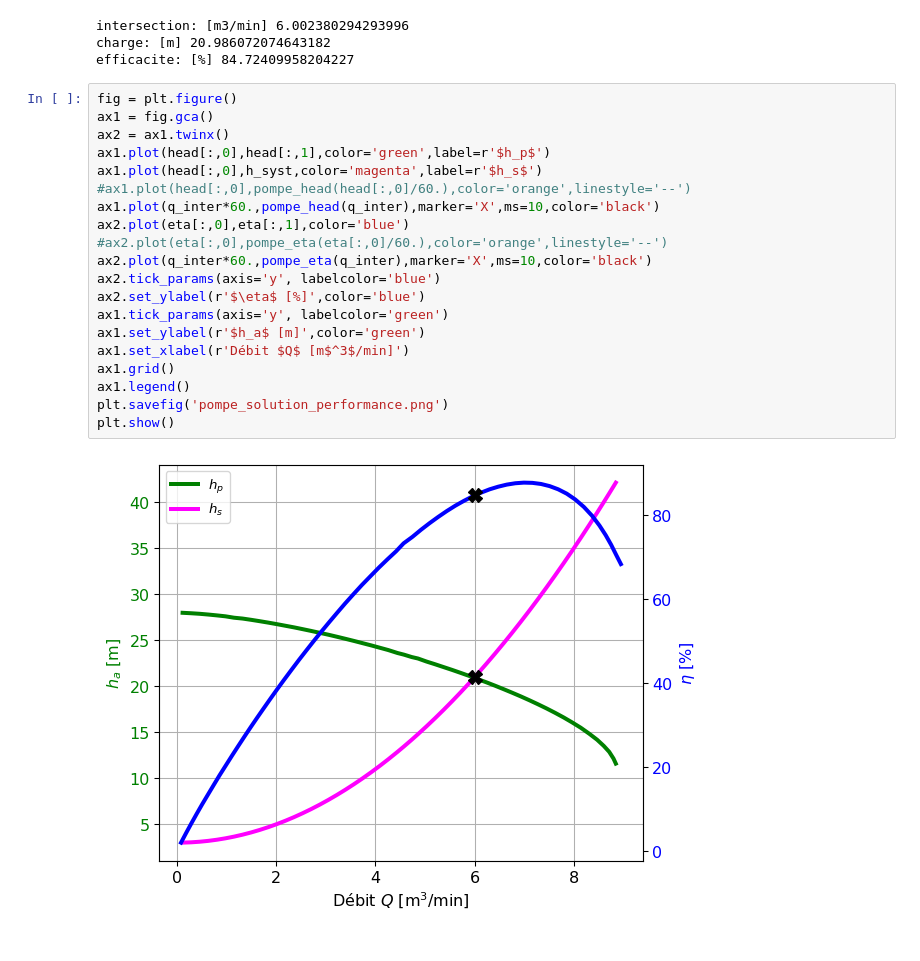
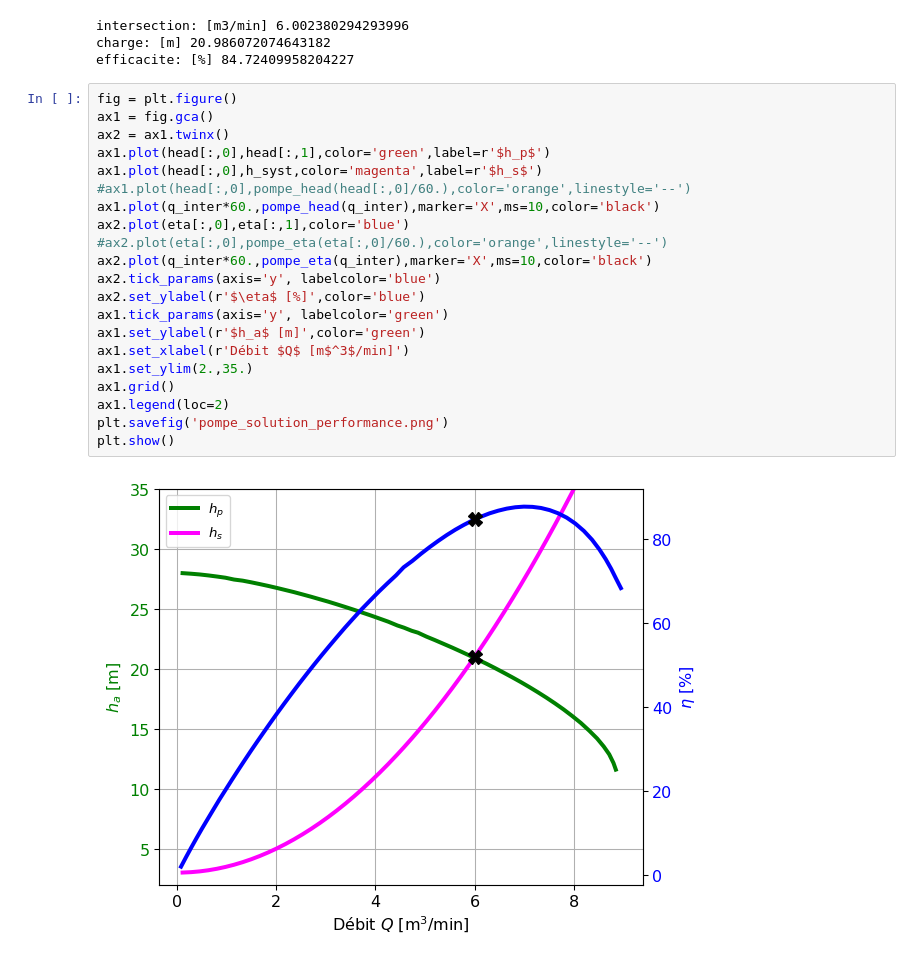
Before and after one commit to sanjosem/MEC335, a Jupyter notebook: pompe_exemple104.ipynb, the cells around one changed output. Saved outputs shown, nothing was run; the diff lists cells and outputs as text.

```diff
--- a/pompe_exemple104.ipynb
+++ b/pompe_exemple104.ipynb
@@ -81,22 +82,23 @@ efficacite: [%] 84.72409958204227
 # %%
 fig = plt.figure()
 ax1 = fig.gca()
 ax2 = ax1.twinx()
 ax1.plot(head[:,0],head[:,1],color='green',label=r'$h_p$')
 ax1.plot(head[:,0],h_syst,color='magenta',label=r'$h_s$')
 #ax1.plot(head[:,0],pompe_head(head[:,0]/60.),color='orange',linestyle='--')
 ax1.plot(q_inter*60.,pompe_head(q_inter),marker='X',ms=10,color='black')
 ax2.plot(eta[:,0],eta[:,1],color='blue')
 #ax2.plot(eta[:,0],pompe_eta(eta[:,0]/60.),color='orange',linestyle='--')
 ax2.plot(q_inter*60.,pompe_eta(q_inter),marker='X',ms=10,color='black')
 ax2.tick_params(axis='y', labelcolor='blue')
 ax2.set_ylabel(r'$\eta$ [%]',color='blue')
 ax1.tick_params(axis='y', labelcolor='green')
 ax1.set_ylabel(r'$h_a$ [m]',color='green')
 ax1.set_xlabel(r'Débit $Q$ [m$^3$/min]')
+ax1.set_ylim(2.,35.)
 ax1.grid()
-ax1.legend()
+ax1.legend(loc=2)
 plt.savefig('pompe_solution_performance.png')
 plt.show()
 # %% [output]
-[figure, old version]
+[figure, new version]
```
Also changed, not shown: parts of 2 cells of this notebook.
